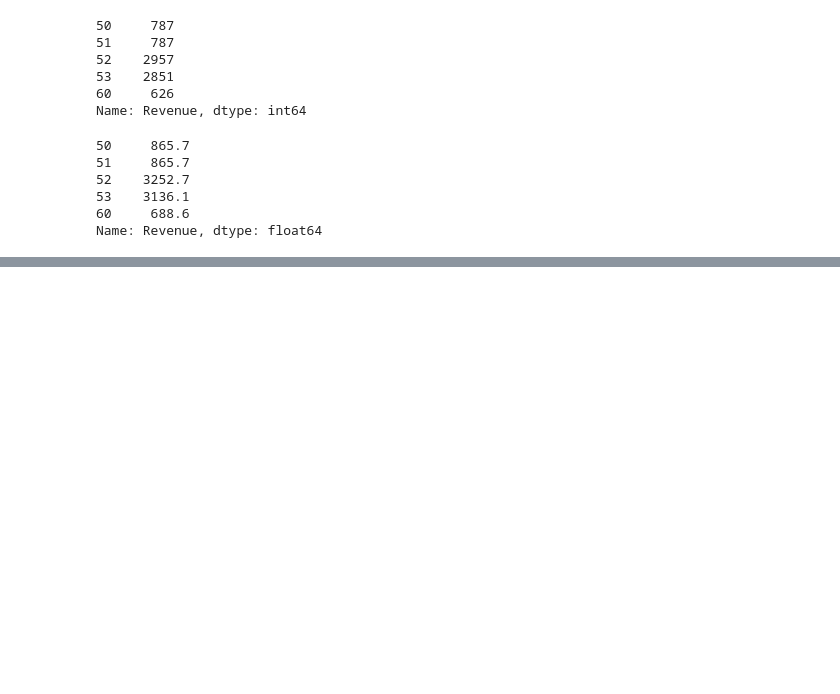
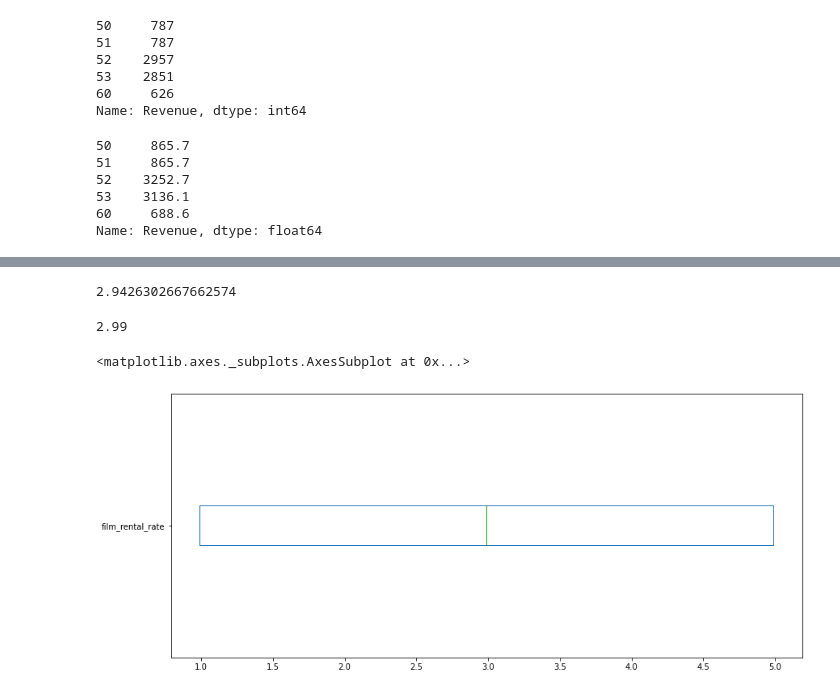
Before and after one commit to DATA-690-SPRING-2022/Snigdha_DATA690, a Jupyter notebook: Assignment_05/Part_02.ipynb, the cells around one changed output, grey strips where cells are left out. Saved outputs shown, nothing was run; the diff lists cells and outputs as text; code cells hidden in the pictures; blank space fills up the shorter version.

```diff
--- a/Assignment_05/Part_02.ipynb
+++ b/Assignment_05/Part_02.ipynb
@@ -384,0 +397,20 @@ Name: Revenue, dtype: float64
+# %%
+conn = sqlite3.connect('/content/sakila.db')
+df = pd.read_sql('''
+    SELECT
+        rental.rental_id, rental.rental_date, rental.return_date,
+        customer.last_name AS customer_lastname,
+        store.store_id,
+        city.city AS rental_store_city,
+        film.title AS film_title, film.rental_duration AS film_rental_duration,
+        film.rental_rate AS film_rental_rate, film.replacement_cost AS film_replacement_cost,
+        film.rating AS film_rating
+    FROM rental
+    INNER JOIN customer ON rental.customer_id == customer.customer_id
+    INNER JOIN inventory ON rental.inventory_id == inventory.inventory_id
+    INNER JOIN store ON inventory.store_id == store.store_id
+    INNER JOIN address ON store.address_id == address.address_id
+    INNER JOIN city ON address.city_id == city.city_id
+    INNER JOIN film ON inventory.film_id == film.film_id
+    ;
+''', conn, index_col='rental_id', parse_dates=['rental_date', 'return_date'])
@@ -384,0 +481,13 @@ Name: Revenue, dtype: float64
+# %%
+df['film_rental_rate'].mean()
+# %% [output]
+2.9426302667662574
+# %%
+df['film_rental_rate'].median()
+# %% [output]
+2.99
+# %%
+df['film_rental_rate'].plot(kind='box', vert=False, figsize=(14,6))
+# %% [output]
+<matplotlib.axes._subplots.AxesSubplot at 0x...>
+[figure, added]
```
Also changed, not shown: parts of 34 cells of this notebook.
